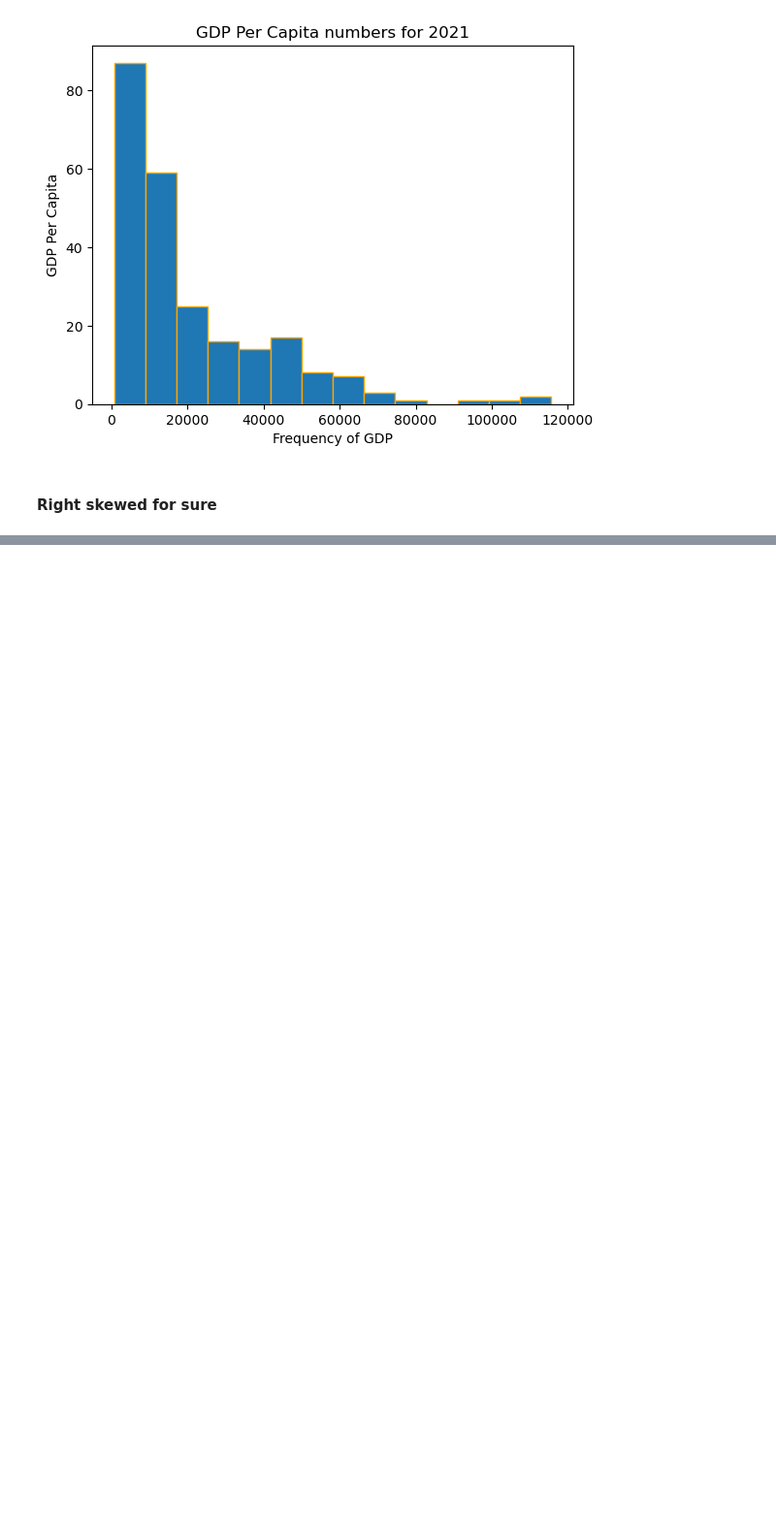
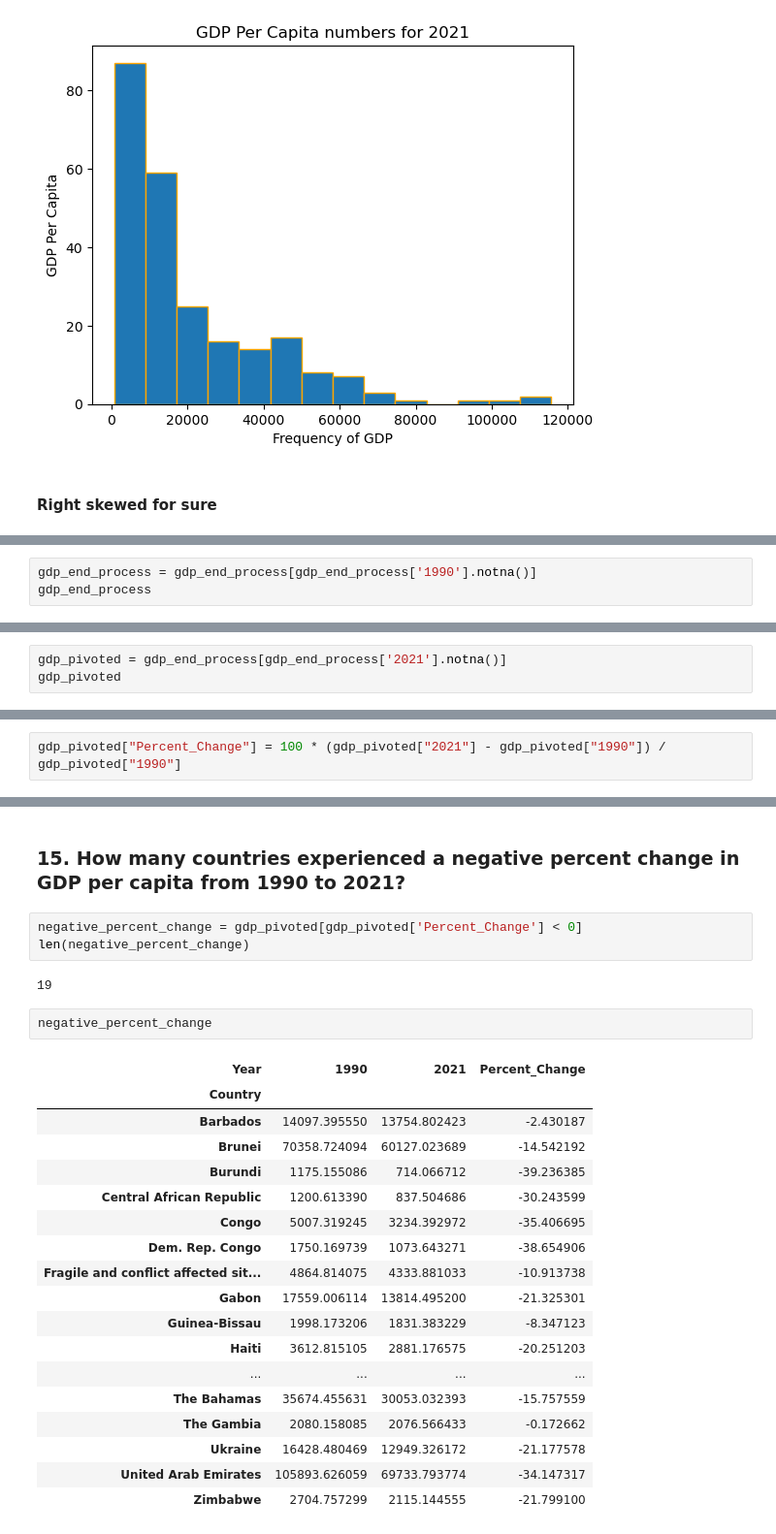
Before and after one commit to nss-data-science-cohort-8/un-exploration-catdgomez, a Jupyter notebook: notebooks/UN_Data_Exploration.ipynb, the cells around one changed output, grey strips where cells are left out. Shown: that part at 97% size. Drawn from its saved outputs; the diff is of its cells as text; blank space fills up the shorter version.

```diff
--- a/notebooks/UN_Data_Exploration.ipynb
+++ b/notebooks/UN_Data_Exploration.ipynb
@@ -328,0 +488,3 @@ plt.title('GDP Per Capita numbers for 2021');
+# %%
+gdp_end_process = gdp_end_process[gdp_end_process['1990'].notna()]
+gdp_end_process
@@ -328,0 +513,3 @@ plt.title('GDP Per Capita numbers for 2021');
+# %%
+gdp_pivoted = gdp_end_process[gdp_end_process['2021'].notna()]
+gdp_pivoted
@@ -328,0 +540,2 @@ plt.title('GDP Per Capita numbers for 2021');
+# %%
+gdp_pivoted["Percent_Change"] = 100 * (gdp_pivoted["2021"] - gdp_pivoted["1990"]) / gdp_pivoted["1990"]
@@ -328,0 +559,28 @@ plt.title('GDP Per Capita numbers for 2021');
+# %% [markdown]
+### 15. How many countries experienced a negative percent change in GDP per capita from 1990 to 2021?
+# %%
+negative_percent_change = gdp_pivoted[gdp_pivoted['Percent_Change'] < 0]
+len(negative_percent_change)
+# %% [output]
+19
+# %%
+negative_percent_change
+# %% [output]
+| Year | 1990 | 2021 | Percent_Change |
+| Country |  |  |  |
+| Barbados | 14097.395550 | 13754.802423 | -2.430187 |
+| Brunei | 70358.724094 | 60127.023689 | -14.542192 |
+| Burundi | 1175.155086 | 714.066712 | -39.236385 |
+| Central African Republic | 1200.613390 | 837.504686 | -30.243599 |
+| Congo | 5007.319245 | 3234.392972 | -35.406695 |
+| Dem. Rep. Congo | 1750.169739 | 1073.643271 | -38.654906 |
+| Fragile and conflict affected sit... | 4864.814075 | 4333.881033 | -10.913738 |
+| Gabon | 17559.006114 | 13814.495200 | -21.325301 |
+| Guinea-Bissau | 1998.173206 | 1831.383229 | -8.347123 |
+| Haiti | 3612.815105 | 2881.176575 | -20.251203 |
+| ... | ... | ... | ... |
+| The Bahamas | 35674.455631 | 30053.032393 | -15.757559 |
+| The Gambia | 2080.158085 | 2076.566433 | -0.172662 |
+| Ukraine | 16428.480469 | 12949.326172 | -21.177578 |
+| United Arab Emirates | 105893.626059 | 69733.793774 | -34.147317 |
+| Zimbabwe | 2704.757299 | 2115.144555 | -21.799100 |
```
Also changed, not shown: parts of 40 cells of this notebook.
